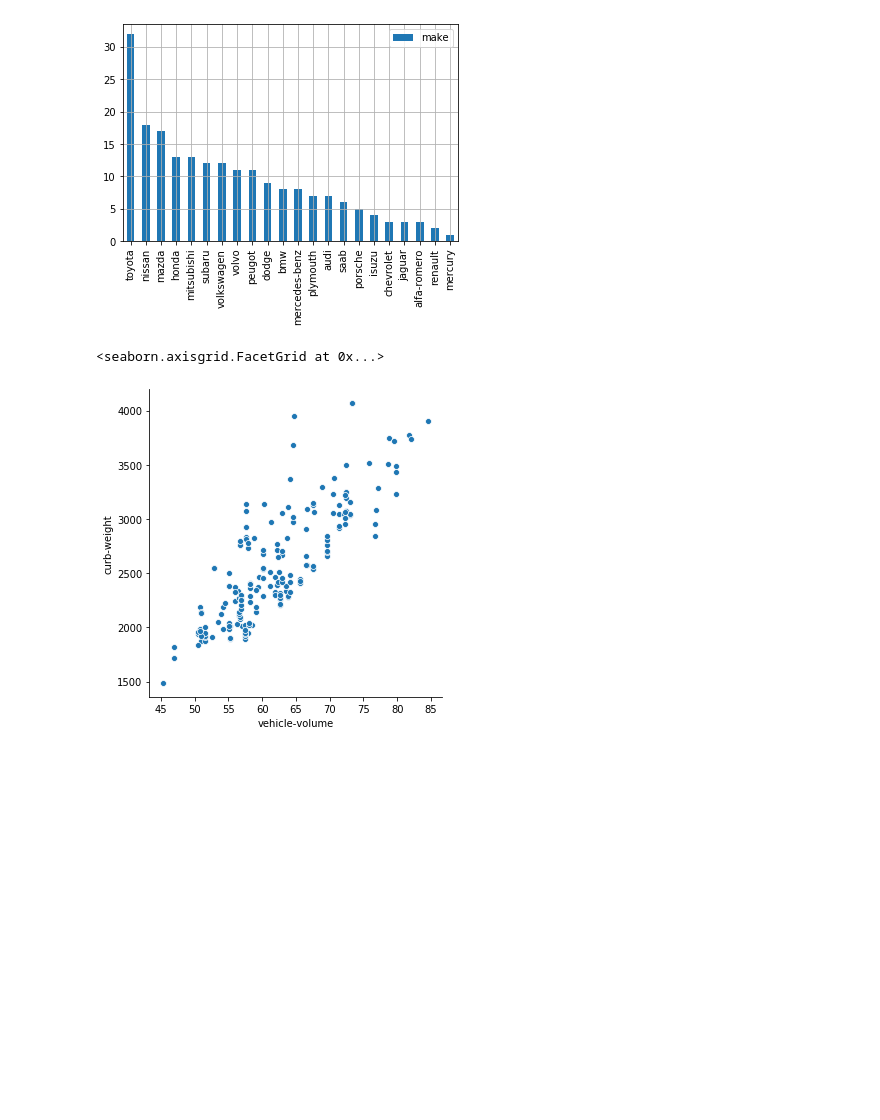
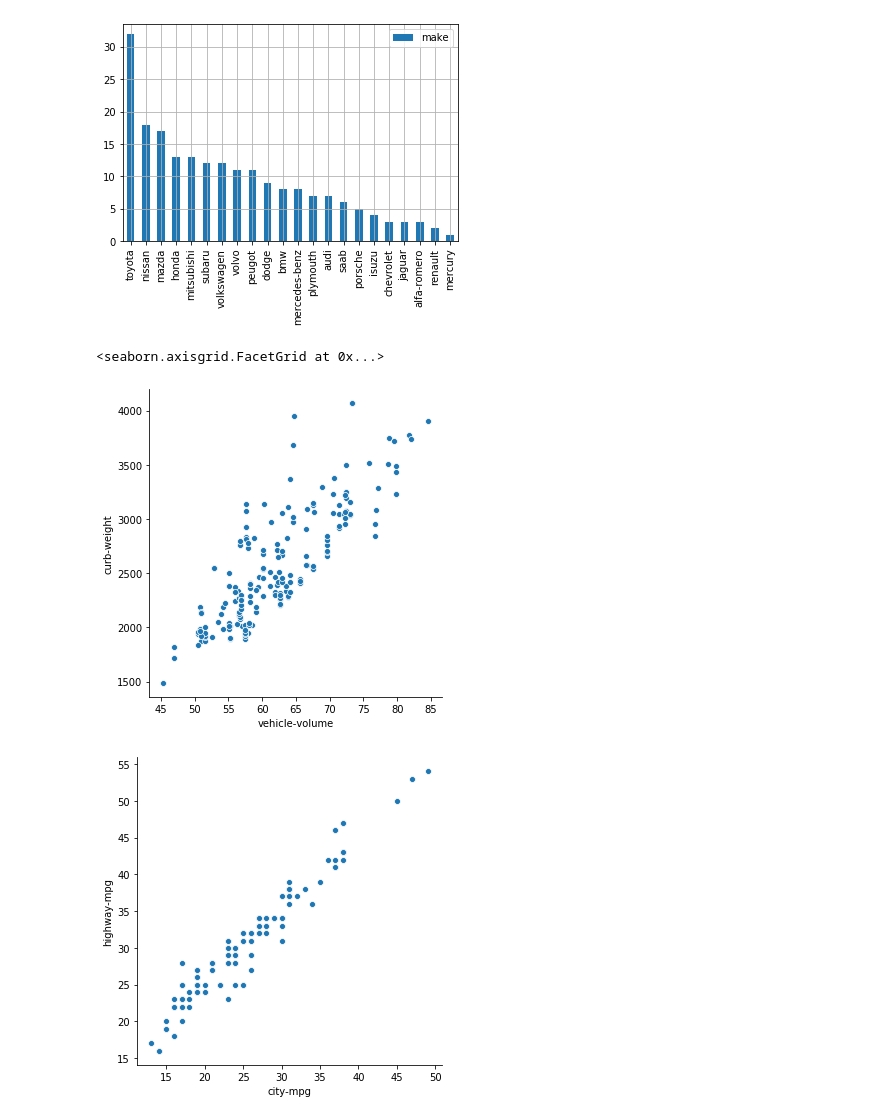
Before and after one commit to sateesh12/bin_utils, a Jupyter notebook: Automobile_EDA.ipynb, the cells around one changed output. Cells and saved outputs as stored; diff of their text form; code cells hidden in the pictures; blank space fills up the shorter version.

Commit message:
Added city-mpg vs. highway-mpg

```diff
--- a/Automobile_EDA.ipynb
+++ b/Automobile_EDA.ipynb
@@ -453,17 +453,21 @@ oem_count.plot(kind='bar',legend='True',grid='True')
 <matplotlib.axes._subplots.AxesSubplot at 0x...>
 [figure]
 # %%
-#Hypothesis as the volume of vehicle increase so does the weight.
+#Hypothesis 5: as the volume of vehicle increase so does the weight.
 #Compute the volume of the vehicle first.
 df['vehicle-volume'] = df.apply(lambda row: (row.length*row.width*row.height)/10000,axis=1)
 df.head()
 #Add this into the persistent file so that it can be loaded into seaborn
 df.to_csv('Automotive_Cleaned_Dataset_V1.csv')
 
 #Now Seaboard plotting
 import seaborn as sns
 veh_size_to_weight = sns.load_dataset("Automotive_Cleaned_Dataset_V1",data_home=os.path.dirname(os.path.abspath("Automotive_Cleaned_Dataset_V1")))
 sns.relplot(x='vehicle-volume', y='curb-weight', data = veh_size_to_weight)
+
+#Hypothesis 6: city-mpg and highway-mpg are linearly dependent.
+sns.relplot(x='city-mpg', y='highway-mpg', data = veh_size_to_weight)
 # %% [output]
 <seaborn.axisgrid.FacetGrid at 0x...>
 [figure]
+[figure, added]
```
